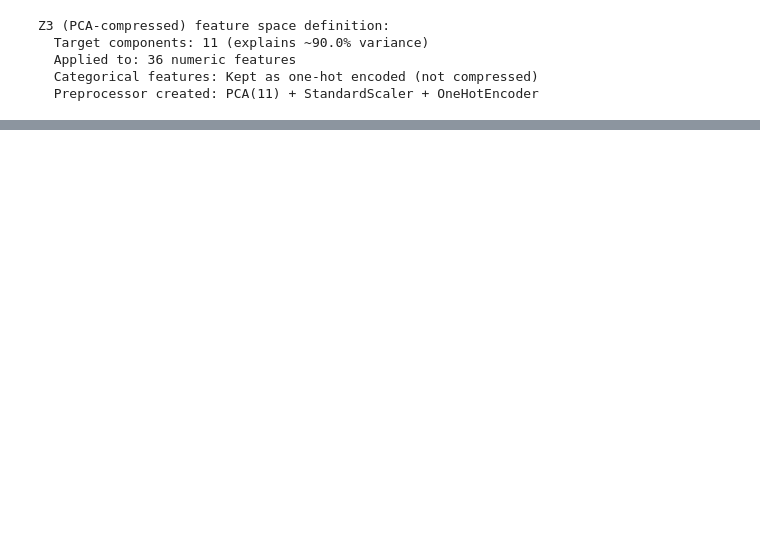
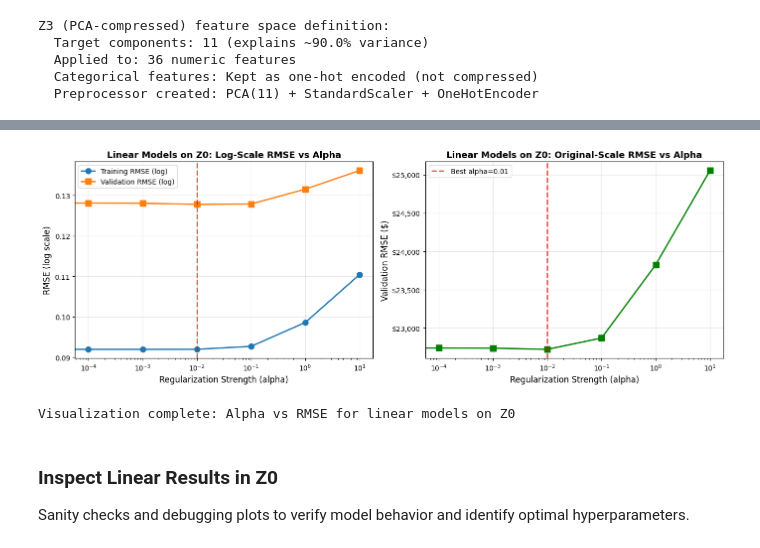
Before and after one commit to ecccc0/ML_Final, a Jupyter notebook: notebooks/02_models.ipynb, the cells around one changed output, grey strips where cells are left out. Drawn from its saved outputs; the diff is of its cells as text; code cells hidden in the pictures; blank space fills up the shorter version.

Commit message:
progress on linear regression model

```diff
--- a/notebooks/02_models.ipynb
+++ b/notebooks/02_models.ipynb
@@ -413,0 +807,16 @@ Z3: PCA-compressed
+# %%
+# Apply Z0 preprocessing to train and validation sets
+# Note: fit_transform on training data, transform only on validation data
+
+print("Applying Z0 preprocessing to train/validation sets...")
+
+# Fit preprocessor on training data and transform both sets
+X_train_z0 = preprocessor_z0.fit_transform(X_train)
+X_val_z0 = preprocessor_z0.transform(X_val)
+
+print(f"\nZ0 Preprocessing Complete:")
+print(f"  X_train_z0 shape: {X_train_z0.shape}")
+print(f"  X_val_z0 shape: {X_val_z0.shape}")
+print(f"  Output dimensionality: {X_train_z0.shape[1]} features")
+print(f"\nNote: Preprocessor fitted on training data only (prevents data leakage)")
+print(f"      Validation data transformed using training statistics")
@@ -413,0 +1473,54 @@ Z3: PCA-compressed
+# %%
+# ==============================================================================
+# VISUALIZATION: ALPHA VS PERFORMANCE
+# ==============================================================================
+# Plot validation RMSE as a function of regularization strength (alpha)
+# ==============================================================================
+
+fig, axes = plt.subplots(1, 2, figsize=(14, 5))
+
+# Extract data for plotting
+alphas = linear_z0_results['hyperparam_value'].values
+train_rmse_log = linear_z0_results['train_rmse_log'].values
+val_rmse_log = linear_z0_results['val_rmse_log'].values
+val_rmse_orig = linear_z0_results['val_rmse_orig'].values
+
+# Plot 1: Log-scale RMSE vs Alpha
+ax1 = axes[0]
+ax1.plot(alphas, train_rmse_log, 'o-', label='Training RMSE (log)', linewidth=2, markersize=8)
+ax1.plot(alphas, val_rmse_log, 's-', label='Validation RMSE (log)', linewidth=2, markersize=8)
+ax1.set_xlabel('Regularization Strength (alpha)', fontsize=12)
+ax1.set_ylabel('RMSE (log scale)', fontsize=12)
+ax1.set_title('Linear Models on Z0: Log-Scale RMSE vs Alpha', fontsize=13, fontweight='bold')
+ax1.set_xscale('log')
+ax1.grid(True, alpha=0.3)
+ax1.legend(fontsize=10)
+ax1.axvline(best_model['hyperparam_value'], color='red', linestyle='--',
+            linewidth=2, alpha=0.7, label=f"Best alpha={best_model['hyperparam_value']}")
+
+# Plot 2: Original-scale RMSE vs Alpha
+ax2 = axes[1]
+ax2.plot(alphas, val_rmse_orig, 's-', color='green', linewidth=2, markersize=8)
+ax2.set_xlabel('Regularization Strength (alpha)', fontsize=12)
+ax2.set_ylabel('Validation RMSE ($)', fontsize=12)
+ax2.set_title('Linear Models on Z0: Original-Scale RMSE vs Alpha', fontsize=13, fontweight='bold')
+ax2.set_xscale('log')
+ax2.grid(True, alpha=0.3)
+ax2.axvline(best_model['hyperparam_value'], color='red', linestyle='--',
+            linewidth=2, alpha=0.7, label=f"Best alpha={best_model['hyperparam_value']}")
+ax2.legend(fontsize=10)
+
+# Format y-axis for dollar amounts
+ax2.yaxis.set_major_formatter(plt.FuncFormatter(lambda x, p: f'${x:,.0f}'))
+
+plt.tight_layout()
+plt.show()
+
+print("\nVisualization complete: Alpha vs RMSE for linear models on Z0")
+# %% [output]
+[figure, added]
+Visualization complete: Alpha vs RMSE for linear models on Z0
+# %% [markdown]
+### Inspect Linear Results in Z0
+
+Sanity checks and debugging plots to verify model behavior and identify optimal hyperparameters.
```
Also changed, not shown: parts of 27 cells of this notebook, 1 other file.
